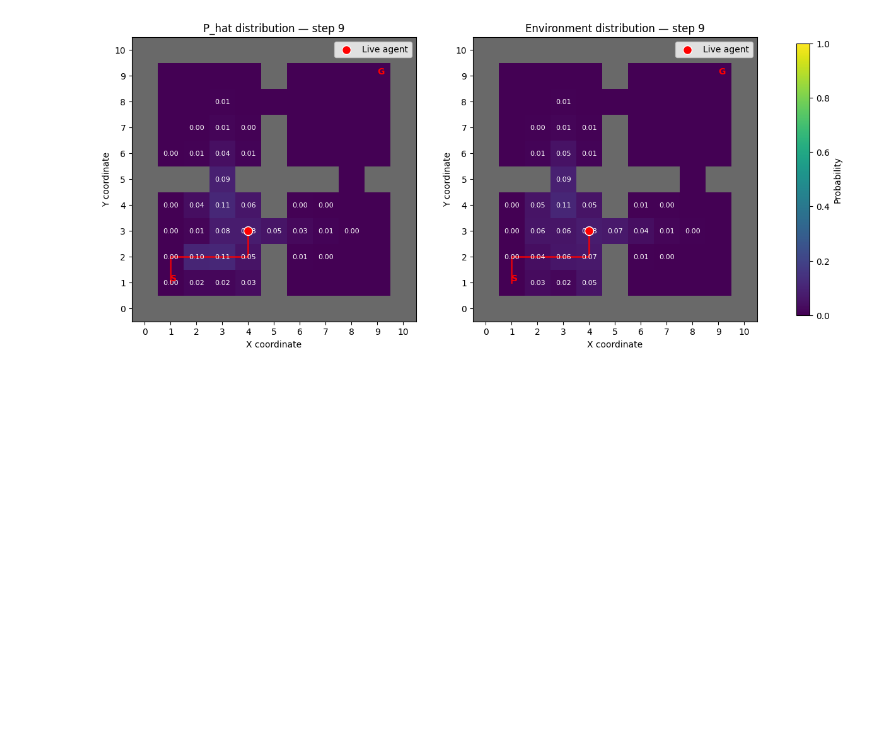
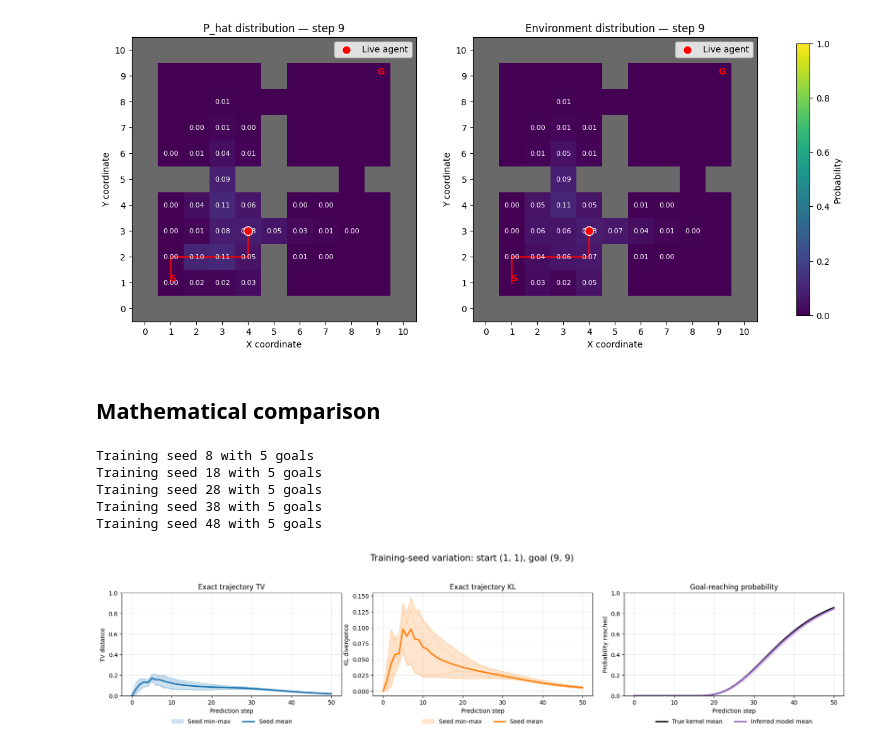
Before and after one commit to MickWPM/ai-thesis, a Jupyter notebook: Notebooks/Phase_1.ipynb, the cells around one changed output. Drawn from its saved outputs; the diff is of its cells as text; code cells hidden in the pictures; blank space fills up the shorter version.

Commit message:
Refined code files and final updated Phase 1 notebook

```diff
--- a/Notebooks/Phase_1.ipynb
+++ b/Notebooks/Phase_1.ipynb
@@ -60,12 +66,7 @@ live_trajectory = environment_trajectories[50]
 # %%
-for s in visualised_steps:
-  show_distribution(
-      env,
-      model_distributions,
-      step=s,
-      goal_state=goal_state,
-      live_trajectory=live_trajectory,
-  )
+if run_trajectories_single:
+  for s in visualised_steps:
+    show_distribution(env, model_distributions,step=s, goal_state=goal_state, live_trajectory=live_trajectory)
 # %% [output]
 [figure]
 [figure]
@@ -82,13 +83,14 @@ for s in visualised_steps:
 # %%
-for s in visualised_steps:
-  show_distribution_comparison(
-    env,
-    model_distributions,
-    environment_distributions,
-    step=s,
-    goal_state=goal_state,
-    live_trajectory=live_trajectory,
-  )
+if run_trajectories_single:
+  for s in visualised_steps:
+    show_distribution_comparison(
+      env,
+      model_distributions,
+      environment_distributions,
+      step=s,
+      goal_state=goal_state,
+      live_trajectory=live_trajectory
+    )
 # %% [output]
 [figure]
 [figure]
@@ -100,3 +102,27 @@ for s in visualised_steps:
 [figure]
 [figure]
 [figure]
+# %% [markdown]
+## Mathematical comparison
+# %%
+if run_mathematical_multi:
+  TRAINING_SEEDS = [8, 18, 28, 38, 48]
+  seeded_models = get_seeded_inverted_models(env, goals=goals, training_seeds=TRAINING_SEEDS, n_episodes=100000)
+# %% [output]
+Training seed 8 with 5 goals
+Training seed 18 with 5 goals
+Training seed 28 with 5 goals
+Training seed 38 with 5 goals
+Training seed 48 with 5 goals
+# %%
+if run_mathematical_multi:
+  goal_index = 3
+  goal_state = goals[goal_index]
+  n_steps = 50
+
+  seeded_metric_df, seeded_summary_df, distributions_by_seed, P_true = evaluate_seeded_models_exact(env, seeded_models, goals=goals, goal_index=goal_index, n_steps=n_steps)
+# %%
+if run_mathematical_multi:
+  plot_seeded_phase1_metrics(seeded_metric_df, goal_state=goal_state, start_state=env.start_state)
+# %% [output]
+[figure, added]
```
Also changed, not shown: parts of 18 cells of this notebook, 3 other files.
